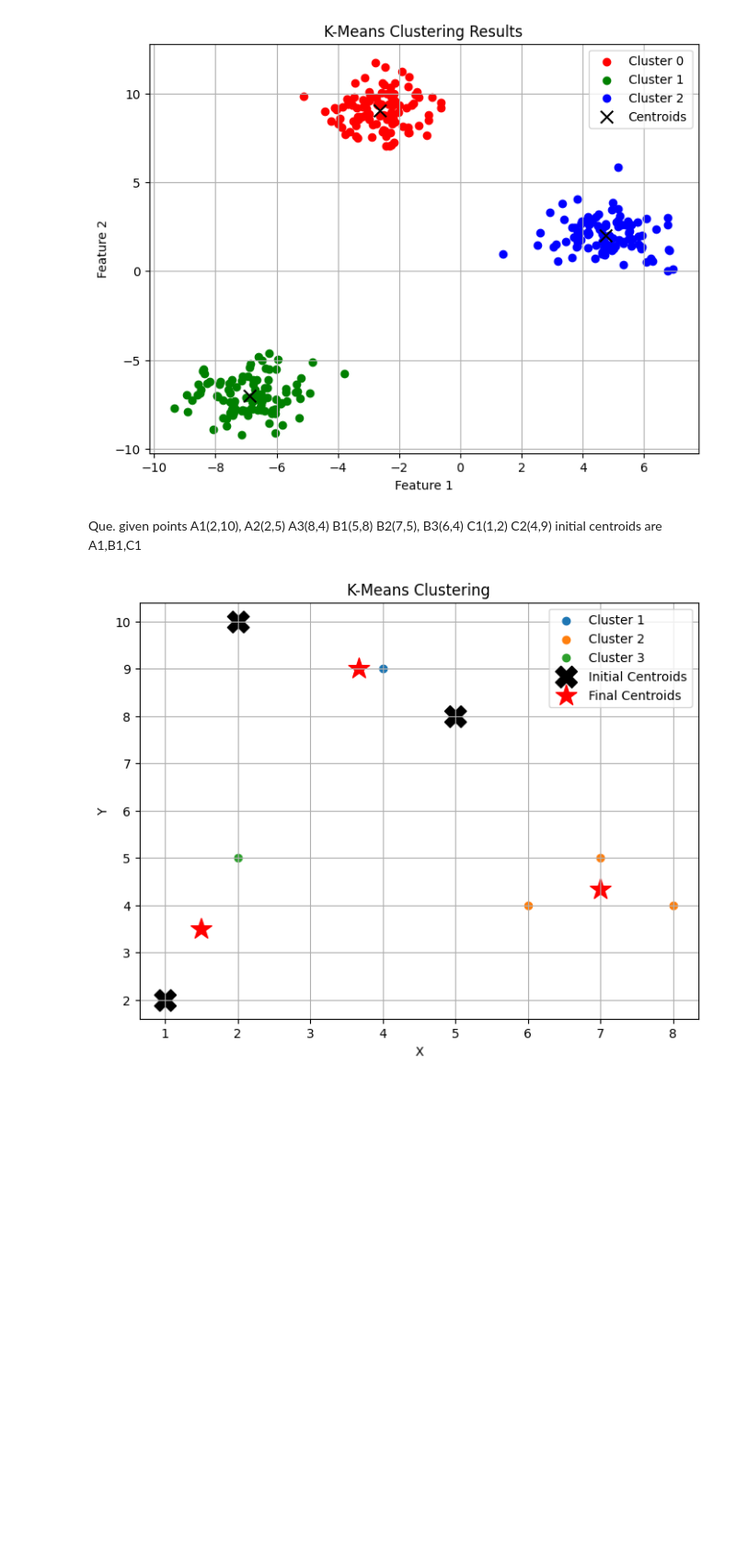
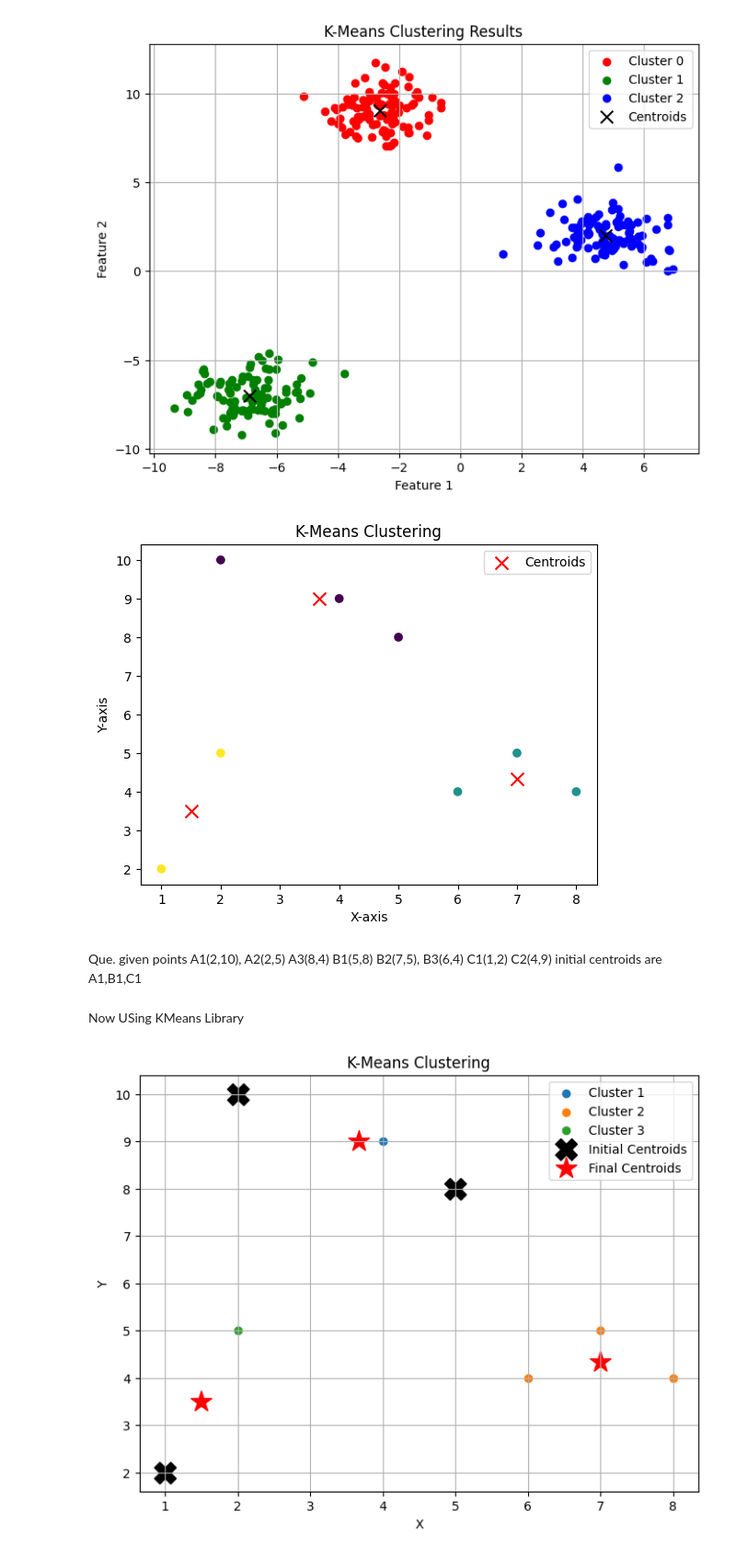
Before and after one commit to Prateek-Poonia/Unsupervised-Machine-Learning, a Jupyter notebook: K_Means.ipynb, the cells around one changed output. Shown at 92% size. Drawn from its saved outputs; the diff is of its cells as text; code cells hidden in the pictures; blank space fills up the shorter version.

```diff
--- a/K_Means.ipynb
+++ b/K_Means.ipynb
@@ -43,9 +43,78 @@ plt.grid(True)
 plt.show()
 # %% [output]
 [figure]
+# %%
+import numpy as np
+import matplotlib.pyplot as plt
+
+# Data points
+points = np.array([[2, 10], [2, 5], [8, 4], [5, 8], [7, 5], [6, 4], [1, 2], [4, 9]])
+initial_centers = np.array([[2, 10], [5, 8], [1, 2]])
+
+# Function to calculate Euclidean distance
+def euclidean_distance(a, b):
+    return np.linalg.norm(a - b)
+
+# Function to assign points to the nearest cluster center
+def assign_points_to_clusters(points, centers):
+    clusters = []
+    for point in points:
+        distances = [euclidean_distance(point, center) for center in centers]
+        cluster = np.argmin(distances)
+        clusters.append(cluster)
+    return clusters
+
+# Function to update the cluster centers
+def update_centers(points, clusters, k):
+    new_centers = []
+    for i in range(k):
+        cluster_points = points[np.array(clusters) == i]
+        if len(cluster_points) > 0:
+            new_center = cluster_points.mean(axis=0)
+        else:
+            new_center = initial_centers[i]
+        new_centers.append(new_center)
+    return np.array(new_centers)
+
+# Function to check if clusters have converged
+def has_converged(old_centers, new_centers):
+    return np.array_equal(old_centers, new_centers)
+
+# Number of clusters
+k = 3
+
+# K-means clustering algorithm
+def k_means(points, initial_centers, k):
+    centers = initial_centers.copy()
+    clusters = assign_points_to_clusters(points, centers)
+    converged = False
+
+    while not converged:
+        new_centers = update_centers(points, clusters, k)
+        converged = has_converged(centers, new_centers)
+        centers = new_centers
+        clusters = assign_points_to_clusters(points, centers)
+
+    return centers, clusters
+
+# Run k-means
+final_centers, final_clusters = k_means(points, initial_centers, k)
+
+# Plotting
+plt.scatter(points[:, 0], points[:, 1], c=final_clusters, cmap='viridis')
+plt.scatter(final_centers[:, 0], final_centers[:, 1], c='red', marker='x', s=100, label='Centroids')
+plt.xlabel('X-axis')
+plt.ylabel('Y-axis')
+plt.title('K-Means Clustering')
+plt.legend()
+plt.show()
+# %% [output]
+[figure, added]
 # %% [markdown]
 Que. given points A1(2,10), A2(2,5) A3(8,4) B1(5,8) B2(7,5), B3(6,4) C1(1,2) C2(4,9)
 initial centroids are A1,B1,C1
+# %% [markdown]
+Now USing KMeans Library
 # %%
 import numpy as np
 import matplotlib.pyplot as plt
```
